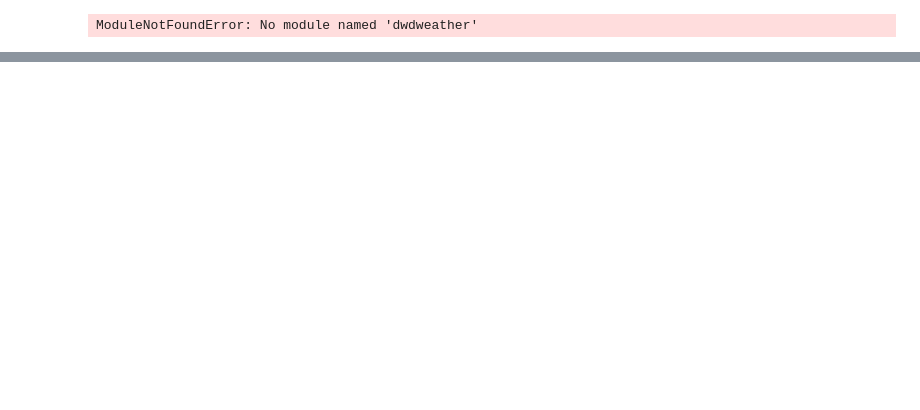
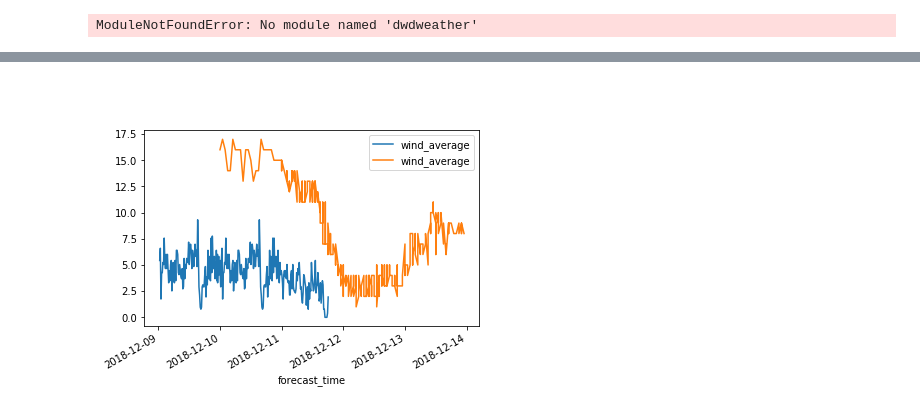
Before and after one commit to windhunter9/notebooks, a Jupyter notebook: weather.ipynb, the cells around one changed output, grey strips where cells are left out. Cells and saved outputs as stored; diff of their text form; code cells hidden in the pictures; blank space fills up the shorter version.

```diff
--- a/weather.ipynb
+++ b/weather.ipynb
@@ -27,0 +46,8 @@ measurement.plot()
+# %% [markdown]
+##
+# %%
+fig, ax = plt.subplots()
+measurement.plot(ax = ax, x = 'runtime', y = 'wind_average');
+forecast.plot(ax = ax, x = 'forecast_time', y = 'wind_average');
+# %% [output]
+[figure, added]
```
Also changed, not shown: parts of 5 cells of this notebook.
